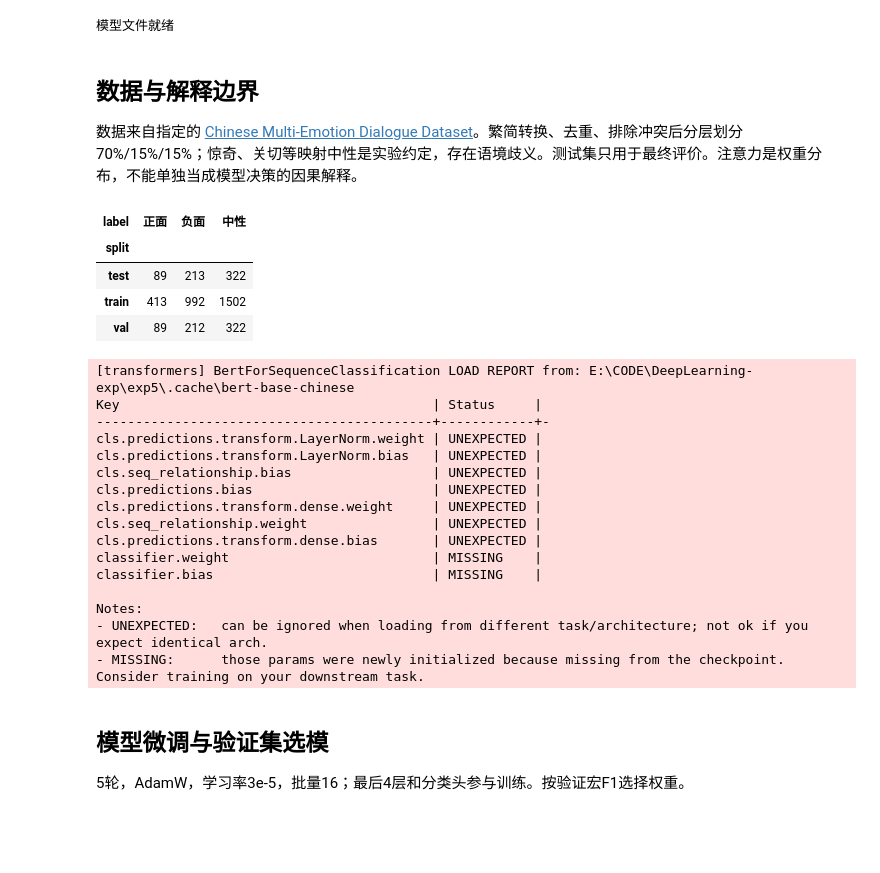
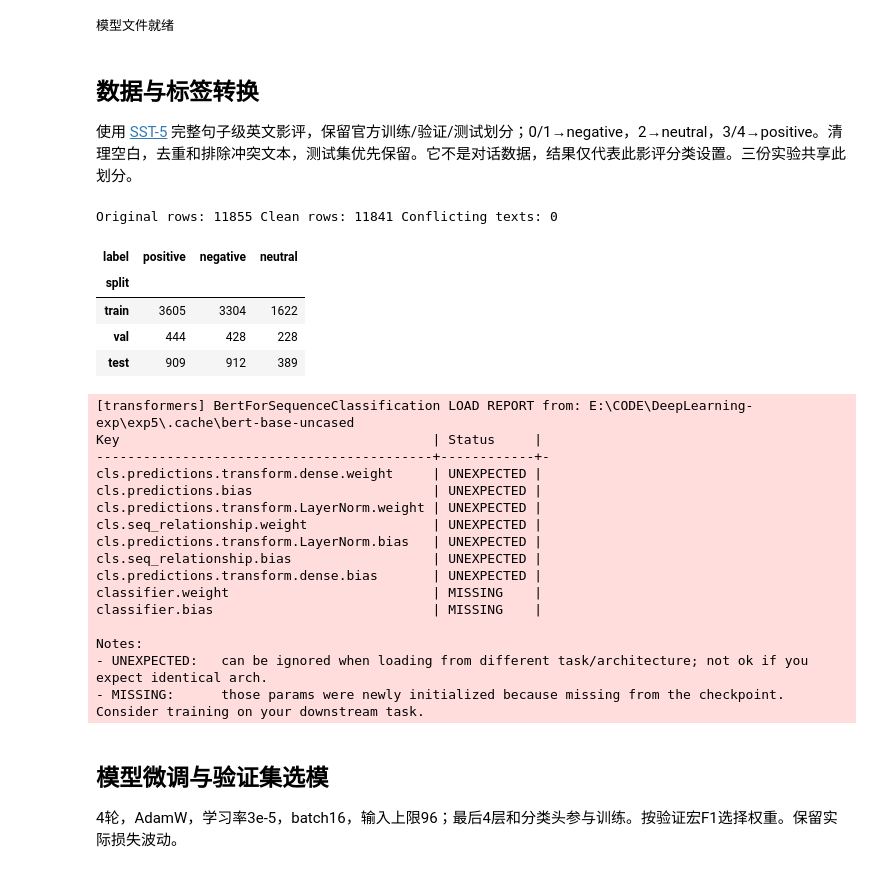
Before and after one commit to GC-SHIRO/DeepLearning-exp, a Jupyter notebook: exp5/exp5B.ipynb, the cells around one changed output. Drawn from its saved outputs; the diff is of its cells as text; code cells hidden in the pictures; blank space fills up the shorter version.

```diff
--- a/exp5/exp5B.ipynb
+++ b/exp5/exp5B.ipynb
@@ -37,7 +37,7 @@ E:\CODE\DeepLearning-exp\.cache\exp5-env\Scripts\python.exe 2.14.1+cu130 cuda
 # %%
 # 缺少本地模型文件时，从指定官方模型仓库下载；以后复用缓存。
 import requests
-model_files={'google-bert/bert-base-chinese':['config.json','model.safetensors','vocab.txt','tokenizer_config.json','tokenizer.json'],
+model_files={'google-bert/bert-base-uncased':['config.json','model.safetensors','vocab.txt','tokenizer_config.json','tokenizer.json'],
              'openai-community/openai-gpt':['config.json','model.safetensors','vocab.json','merges.txt','tokenizer_config.json','tokenizer.json']}
 needed=list(model_files) if EXPERIMENT=='exp5A' else [list(model_files)[0 if EXPERIMENT=='exp5B' else 1]]
 for repo in needed:
@@ -54,52 +54,53 @@ print('模型文件就绪')
 # %% [output]
 模型文件就绪
 # %% [markdown]
-## 数据与解释边界
-数据来自指定的 [Chinese Multi-Emotion Dialogue Dataset](https://huggingface.co/datasets/Johnson8187/Chinese_Multi-Emotion_Dialogue_Dataset)。繁简转换、去重、排除冲突后分层划分70%/15%/15%；惊奇、关切等映射中性是实验约定，存在语境歧义。测试集只用于最终评价。注意力是权重分布，不能单独当成模型决策的因果解释。
+## 数据与标签转换
+使用 [SST-5](https://huggingface.co/datasets/SetFit/sst5) 完整句子级英文影评，保留官方训练/验证/测试划分；0/1→negative，2→neutral，3/4→positive。清理空白，去重和排除冲突文本，测试集优先保留。它不是对话数据，结果仅代表此影评分类设置。三份实验共享此划分。
 # %%
-import requests, re
-from opencc import OpenCC
-from sklearn.model_selection import train_test_split
-raw=DATA/'emotion_raw.csv'
-if not raw.exists():
-    old=ROOT/'exp4/data/emotion_raw.csv'
-    if old.exists(): raw.write_bytes(old.read_bytes())
-    else:
-        r=requests.get('https://huggingface.co/datasets/Johnson8187/Chinese_Multi-Emotion_Dialogue_Dataset/resolve/main/data.csv',timeout=60);r.raise_for_status();raw.write_bytes(r.content)
-cc=OpenCC('t2s'); df=pd.read_csv(raw).dropna(subset=['text','emotion'])
-mapping={'开心语调':0,'悲伤语调':1,'愤怒语调':1,'厌恶语调':1,'平淡语气':2,'惊奇语调':2,'关切语调':2,'疑问语调':2}
-names=['正面','负面','中性']
-df['text_clean']=df.text.map(lambda s:re.sub(r'\s+','',cc.convert(s)))
-df['label']=df.emotion.map(cc.convert).map(mapping)
-assert df.label.notna().all(),df[df.label.isna()].emotion.unique()
-conflict=df.groupby('text_clean').label.nunique(); df=df[~df.text_clean.isin(conflict[conflict>1].index)]
-df=df[df.text_clean.str.len()>0].drop_duplicates('text_clean').reset_index(drop=True);df.label=df.label.astype(int)
-tr,rest=train_test_split(np.arange(len(df)),test_size=.3,stratify=df.label,random_state=SEED)
-va,te=train_test_split(rest,test_size=.5,stratify=df.loc[rest,'label'],random_state=SEED)
-df['split']='train';df.loc[va,'split']='val';df.loc[te,'split']='test'
+import requests,re
+parts=[]
+for split,file in [('train','train.jsonl'),('val','dev.jsonl'),('test','test.jsonl')]:
+    target=DATA/'sst5'/file;target.parent.mkdir(parents=True,exist_ok=True)
+    if not target.exists():
+        r=requests.get('https://huggingface.co/datasets/SetFit/sst5/resolve/main/'+file,timeout=60);r.raise_for_status();target.write_bytes(r.content)
+    part=pd.read_json(target,lines=True);part['source_row']=np.arange(len(part));part['split']=split;parts.append(part)
+df=pd.concat(parts,ignore_index=True).rename(columns={'label':'source_label','label_text':'source_label_text'})
+raw_count=len(df)
+df['text_clean']=df.text.map(lambda s:re.sub(r'\s+',' ',str(s)).strip().lower())
+mapping={0:1,1:1,2:2,3:0,4:0};names=['positive','negative','neutral']
+df['label']=df.source_label.map(mapping);assert df.label.notna().all()
+conflict=df.groupby('text_clean').label.nunique();bad=set(conflict[conflict>1].index)
+df=df[(df.text_clean!='')&~df.text_clean.isin(bad)].copy()
+# Preserve official splits; retain cross-split duplicates in test, then val.
+df['priority']=df.split.map({'test':0,'val':1,'train':2})
+df=df.sort_values('priority',kind='stable').drop_duplicates('text_clean').sort_index().drop(columns='priority').reset_index(drop=True)
+tr=df.index[df.split=='train'].to_numpy();va=df.index[df.split=='val'].to_numpy();te=df.index[df.split=='test'].to_numpy()
 df.to_csv(RESULT/'data_split.csv',index=False,encoding='utf-8-sig')
-pd.DataFrame([{'original':k,'target':names[v]} for k,v in mapping.items()]).to_csv(RESULT/'label_mapping.csv',index=False,encoding='utf-8-sig')
-display(pd.crosstab(df.split,df.label).rename(columns=dict(enumerate(names))))
+pd.DataFrame([{'source_label':k,'target':names[v]} for k,v in mapping.items()]).to_csv(RESULT/'label_mapping.csv',index=False)
+print('Original rows:',raw_count,'Clean rows:',len(df),'Conflicting texts:',len(bad))
+display(pd.crosstab(df.split,df.label).rename(columns=dict(enumerate(names))).reindex(['train','val','test']))
 # %% [output]
+Original rows: 11855 Clean rows: 11841 Conflicting texts: 0
-| label | 正面 | 负面 | 中性 |
+| label | positive | negative | neutral |
 | split |  |  |  |
-| test | 89 | 213 | 322 |
-| train | 413 | 992 | 1502 |
-| val | 89 | 212 | 322 |
+| train | 3605 | 3304 | 1622 |
+| val | 444 | 428 | 228 |
+| test | 909 | 912 | 389 |
 # %%
 from transformers import BertTokenizer, BertForSequenceClassification
-bt=BertTokenizer.from_pretrained(CACHE/'bert-base-chinese')
-bert=BertForSequenceClassification.from_pretrained(CACHE/'bert-base-chinese',num_labels=3,attn_implementation='eager').to(device)
+bt=BertTokenizer.from_pretrained(CACHE/'bert-base-uncased')
+torch.manual_seed(SEED)
+bert=BertForSequenceClassification.from_pretrained(CACHE/'bert-base-uncased',num_labels=3,attn_implementation='eager').to(device)
 # %% [output]
-[transformers] BertForSequenceClassification LOAD REPORT from: E:\CODE\DeepLearning-exp\exp5\.cache\bert-base-chinese
+[transformers] BertForSequenceClassification LOAD REPORT from: E:\CODE\DeepLearning-exp\exp5\.cache\bert-base-uncased
 Key                                        | Status     |
 -------------------------------------------+------------+-
+cls.predictions.transform.dense.weight     | UNEXPECTED |
+cls.predictions.bias                       | UNEXPECTED |
 cls.predictions.transform.LayerNorm.weight | UNEXPECTED |
+cls.seq_relationship.weight                | UNEXPECTED |
 cls.predictions.transform.LayerNorm.bias   | UNEXPECTED |
 cls.seq_relationship.bias                  | UNEXPECTED |
-cls.predictions.bias                       | UNEXPECTED |
-cls.predictions.transform.dense.weight     | UNEXPECTED |
-cls.seq_relationship.weight                | UNEXPECTED |
 cls.predictions.transform.dense.bias       | UNEXPECTED |
 classifier.weight                          | MISSING    |
 classifier.bias                            | MISSING    |
@@ -143,7 +144,7 @@ bi=bt(SENTENCE,return_tensors='pt');tokens=bt.convert_ids_to_tokens(bi.input_ids
 np.savez_compressed(RESULT/'attention_before.npz',attention=before,tokens=np.array(tokens))
 # %% [markdown]
 ## 模型微调与验证集选模
-5轮，AdamW，学习率3e-5，批量16；最后4层和分类头参与训练。按验证宏F1选择权重。
+4轮，AdamW，学习率3e-5，batch16，输入上限96；最后4层和分类头参与训练。按验证宏F1选择权重。保留实际损失波动。
 # %%
 # 在8GB显存上微调最后4层及分类头；其余层冻结，仍使用完整12层BERT。
 for p in bert.parameters():p.requires_grad=False
```
Also changed, not shown: parts of 8 cells of this notebook, 46 other files.
